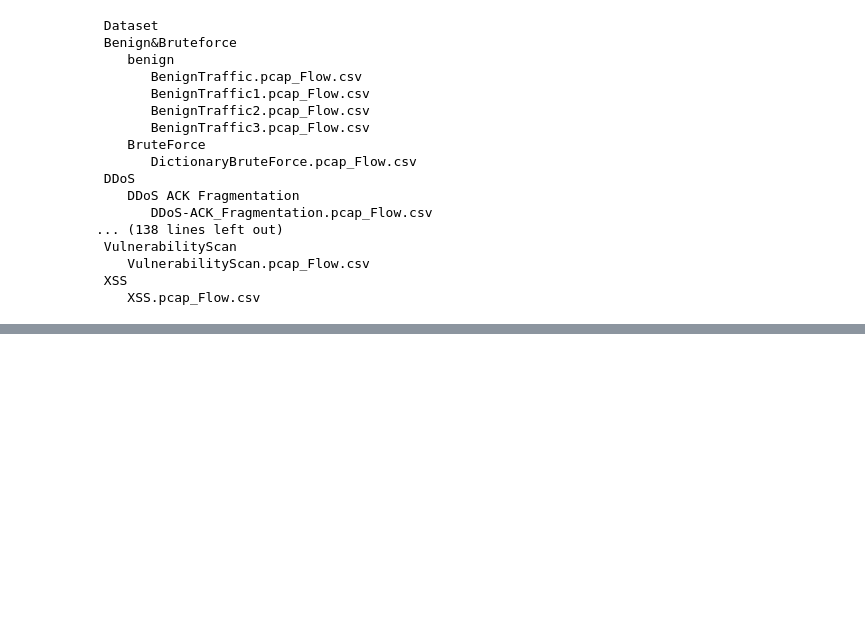
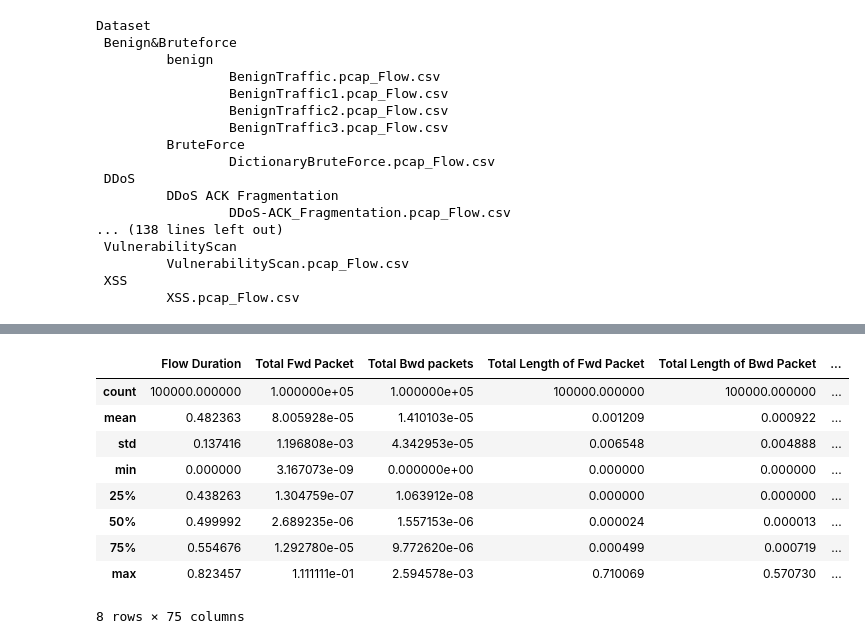
Before and after one commit to Hongwei-Z/Federated-Learning-IoT-IDS, a Jupyter notebook: DatasetPreprocessing.ipynb, the cells around one changed output, grey strips where cells are left out. Cells and saved outputs as stored; diff of their text form; code cells hidden in the pictures; blank space fills up the shorter version.

```diff
--- a/DatasetPreprocessing.ipynb
+++ b/DatasetPreprocessing.ipynb
@@ -151,0 +227,6 @@ merged_df.groupby('Target').size().plot(kind='pie', autopct='%.2f', figsize=(10,
+# %%
+# Normalize the data
+scaler = Normalizer(norm='l2')
+normalize_data = processed_data.columns[:-1]
+processed_data[normalize_data] = scaler.fit_transform(processed_data[normalize_data])
+processed_data.head()
@@ -151,0 +241,4 @@ merged_df.groupby('Target').size().plot(kind='pie', autopct='%.2f', figsize=(10,
+# %%
+# Shuffle the dataset
+processed_data = processed_data.sample(frac=1).reset_index(drop=True)
+processed_data.head()
@@ -151,0 +288,13 @@ merged_df.groupby('Target').size().plot(kind='pie', autopct='%.2f', figsize=(10,
+# %%
+processed_data.describe()
+# %% [output]
+|  | Flow Duration | Total Fwd Packet | Total Bwd packets | Total Length of Fwd Packet | Total Length of Bwd Packet | ... |
+| count | 100000.000000 | 1.000000e+05 | 1.000000e+05 | 100000.000000 | 100000.000000 | ... |
+| mean | 0.482363 | 8.005928e-05 | 1.410103e-05 | 0.001209 | 0.000922 | ... |
+| std | 0.137416 | 1.196808e-03 | 4.342953e-05 | 0.006548 | 0.004888 | ... |
+| min | 0.000000 | 3.167073e-09 | 0.000000e+00 | 0.000000 | 0.000000 | ... |
+| 25% | 0.438263 | 1.304759e-07 | 1.063912e-08 | 0.000000 | 0.000000 | ... |
+| 50% | 0.499992 | 2.689235e-06 | 1.557153e-06 | 0.000024 | 0.000013 | ... |
+| 75% | 0.554676 | 1.292780e-05 | 9.772620e-06 | 0.000499 | 0.000719 | ... |
+| max | 0.823457 | 1.111111e-01 | 2.594578e-03 | 0.710069 | 0.570730 | ... |
+8 rows × 75 columns
```
Also changed, not shown: parts of 19 cells of this notebook, 1 other file.
